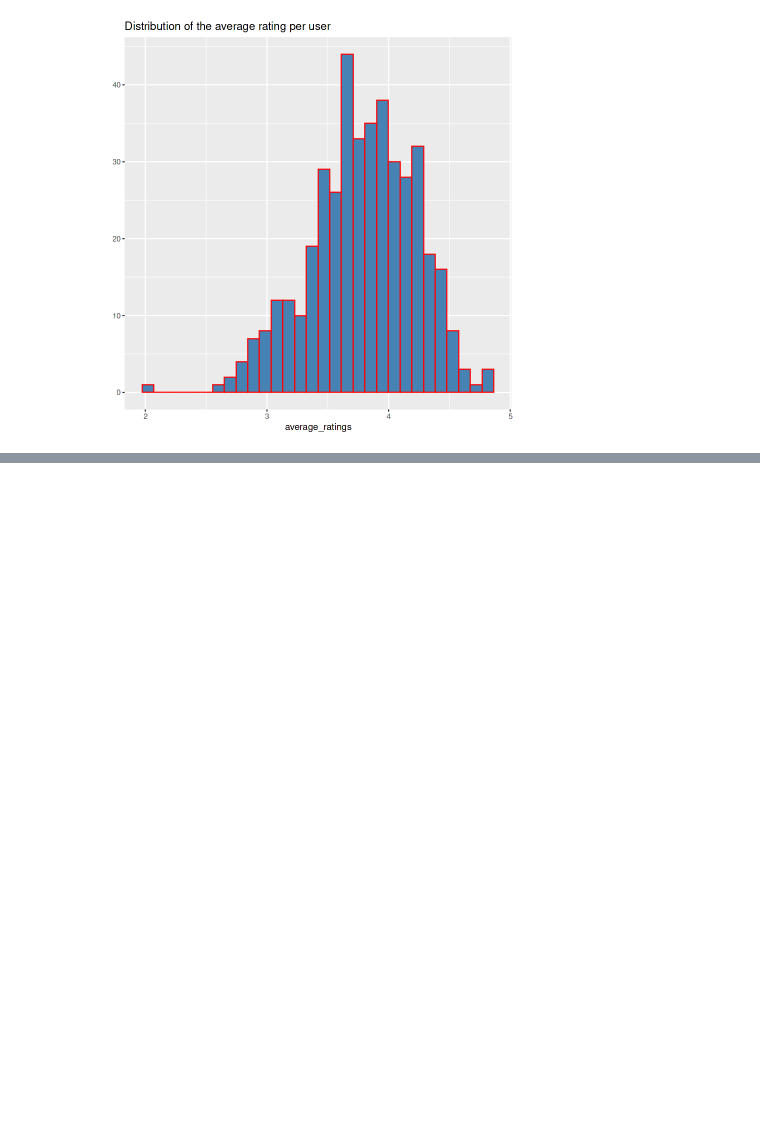
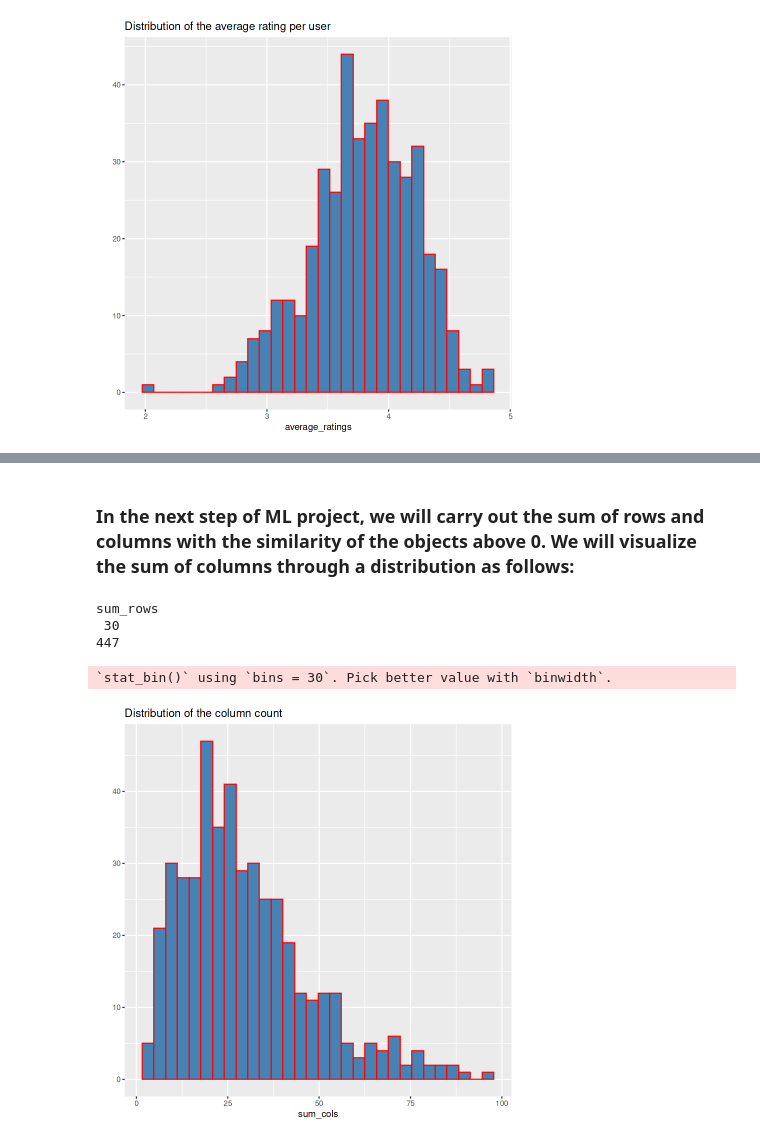
Before and after one commit to AmirMotefaker/Movie-Recommendation-System-using-R, a Jupyter notebook: movie-recommendation-system-using-r.ipynb, the cells around one changed output, grey strips where cells are left out. Saved outputs shown, nothing was run; the diff lists cells and outputs as text; code cells hidden in the pictures; blank space fills up the shorter version.

```diff
--- a/movie-recommendation-system-using-r.ipynb
+++ b/movie-recommendation-system-using-r.ipynb
@@ -346,0 +462,13 @@ Warning message:
+# %% [markdown]
+### In the next step of ML project, we will carry out the sum of rows and columns with the similarity of the objects above 0. We will visualize the sum of columns through a distribution as follows:
+# %%
+sum_rows <- rowSums(model_info$sim > 0)
+table(sum_rows)
+sum_cols <- colSums(model_info$sim > 0)
+qplot(sum_cols, fill=I("steelblue"), col=I("red"))+ ggtitle("Distribution of the column count")
+# %% [output]
+sum_rows
+ 30
+447
+`stat_bin()` using `bins = 30`. Pick better value with `binwidth`.
+[figure, added]
```
Also changed, not shown: parts of 22 cells of this notebook.
